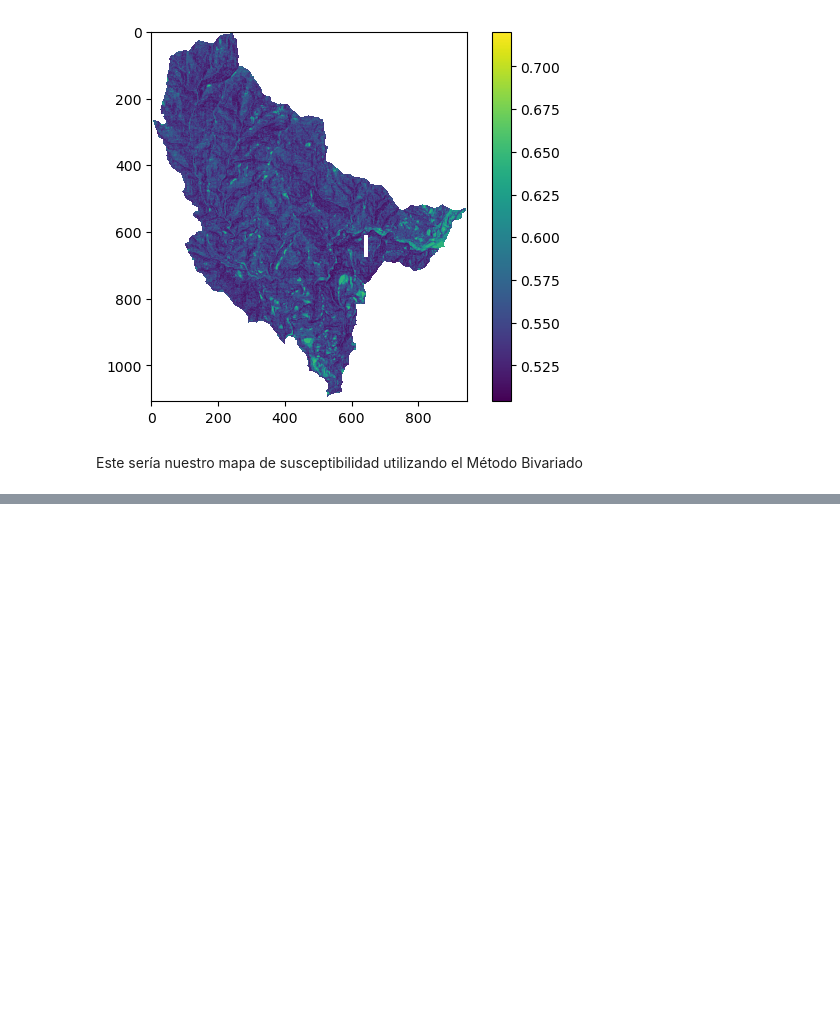
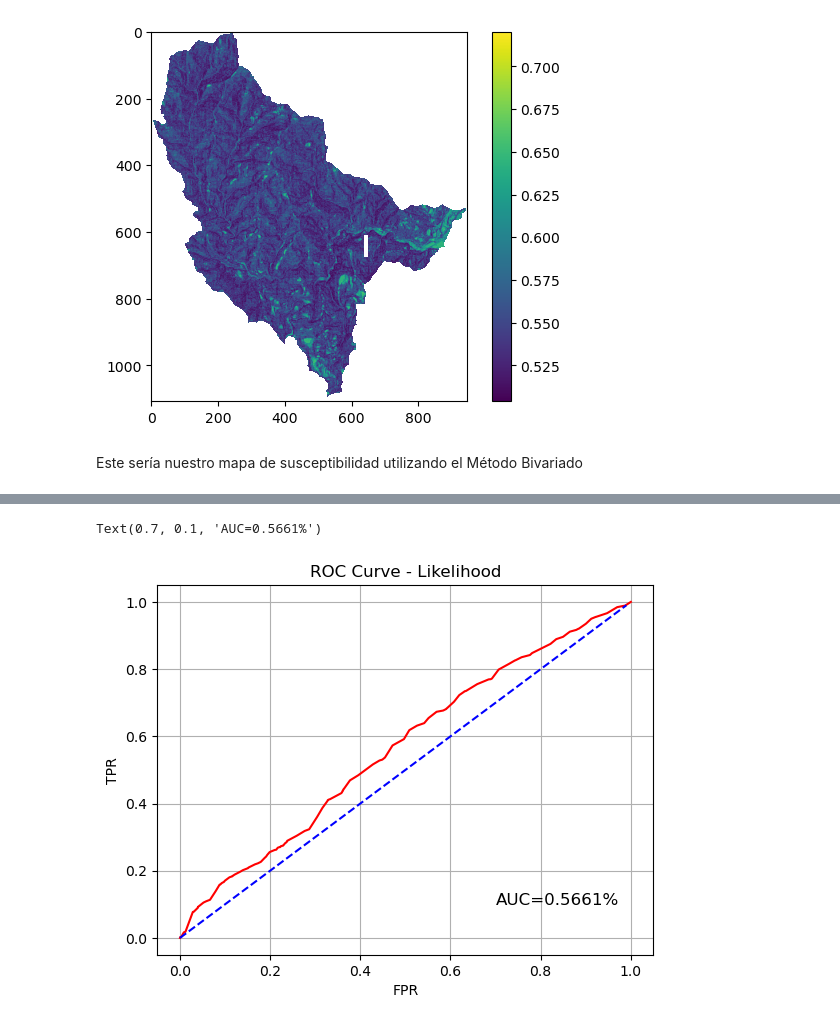
Before and after one commit to KevinVillegas407/Cartografia_Geotecnica, a Jupyter notebook: Taller_7 - Métodos Bivariados/Métodos_Bivariados.ipynb, the cells around one changed output, grey strips where cells are left out. Saved outputs shown, nothing was run; the diff lists cells and outputs as text; code cells hidden in the pictures; blank space fills up the shorter version.

```diff
--- a/Taller_7 - Métodos Bivariados/Métodos_Bivariados.ipynb
+++ b/Taller_7 - Métodos Bivariados/Métodos_Bivariados.ipynb
@@ -656,0 +659,30 @@ Este sería nuestro mapa de susceptibilidad utilizando el Método Bivariado
+# %%
+inventarioZonaVc = inventario1.ravel()
+inventarioVcMenM2 = inventarioZonaVc[~np.isnan(inventarioZonaVc)]
+
+IS_FR_Vc = IS_FR.ravel()
+IS_FR_VcMenM2 = IS_FR_Vc[~np.isnan(IS_FR_Vc)]
+
+print('Longitud inventarioVcMenM2: ', inventariovectorMenM.shape[0])
+print('Longitud IS_FR_VcMenM2: ', IS_FR_VcMenM2.shape[0], '\n')
+
+#-------------------------------------------
+
+y_real = inventarioVcMenM2
+y_IS_FR = IS_FR_VcMenM2
+
+from sklearn.metrics import accuracy_score, precision_score, recall_score, f1_score
+
+# Ajustar el umbral según sea necesario
+umbral = (np.nanmin(IS_FR) + np.nanmax(IS_FR))/2
+print('Umbral para clasificar como 1:', umbral, '\n')
+y_pred = (y_IS_FR > umbral).astype(int)
+
+# Calcular métricas de evaluación para cada clase
+### NOTA: luego del y_real se puede poner la predicción binario o el IS_FR_VcMenM2 original
+
+from sklearn.metrics import confusion_matrix
+matriz = confusion_matrix(y_real, y_pred)
+
+from sklearn.metrics import classification_report
+print(classification_report(y_real, y_pred))
@@ -656,0 +703,17 @@ Este sería nuestro mapa de susceptibilidad utilizando el Método Bivariado
+# %%
+from sklearn import metrics
+fpr, tpr, _ = metrics.roc_curve(y_real, y_IS_FR)
+plt.plot(fpr,tpr,color='r')
+xb = [i*0.01 for i in range(100)]
+yb = [i*0.01 for i in range(100)]
+
+plt.plot(xb, yb, linestyle = '--', color = 'b')
+plt.grid(True)
+plt.xlabel('FPR')
+plt.ylabel('TPR')
+plt.title('ROC Curve - Likelihood')
+auc = str(round(metrics.auc(fpr,tpr),4))
+plt.text(x = 0.7, y = 0.1, s = 'AUC=' + auc + '%', size = 12)
+# %% [output]
+Text(0.7, 0.1, 'AUC=0.5661%')
+[figure, added]
```
Also changed, not shown: parts of 2 cells of this notebook.
